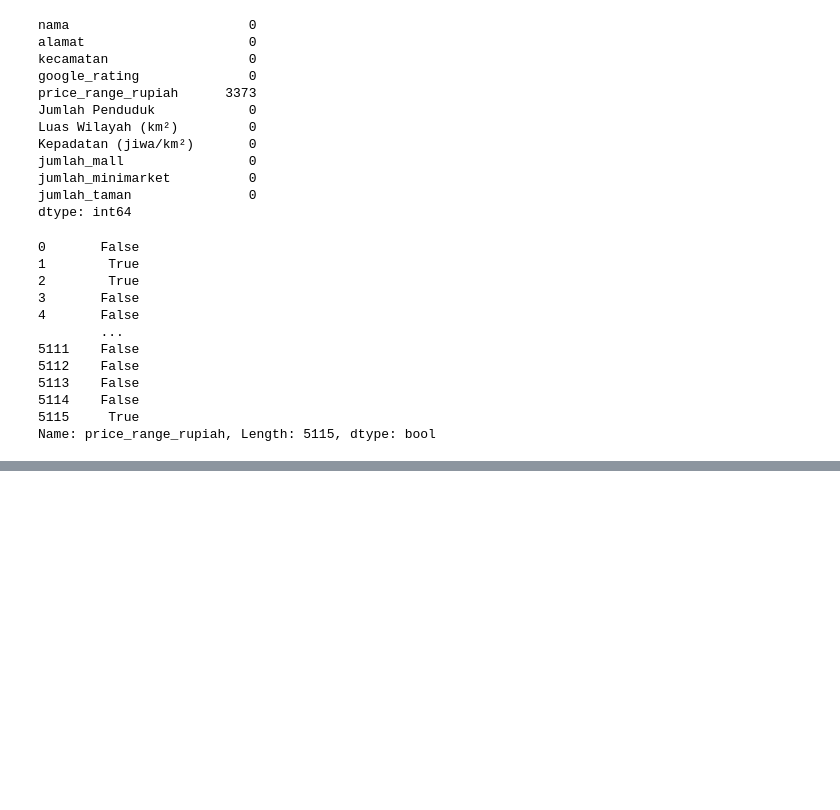
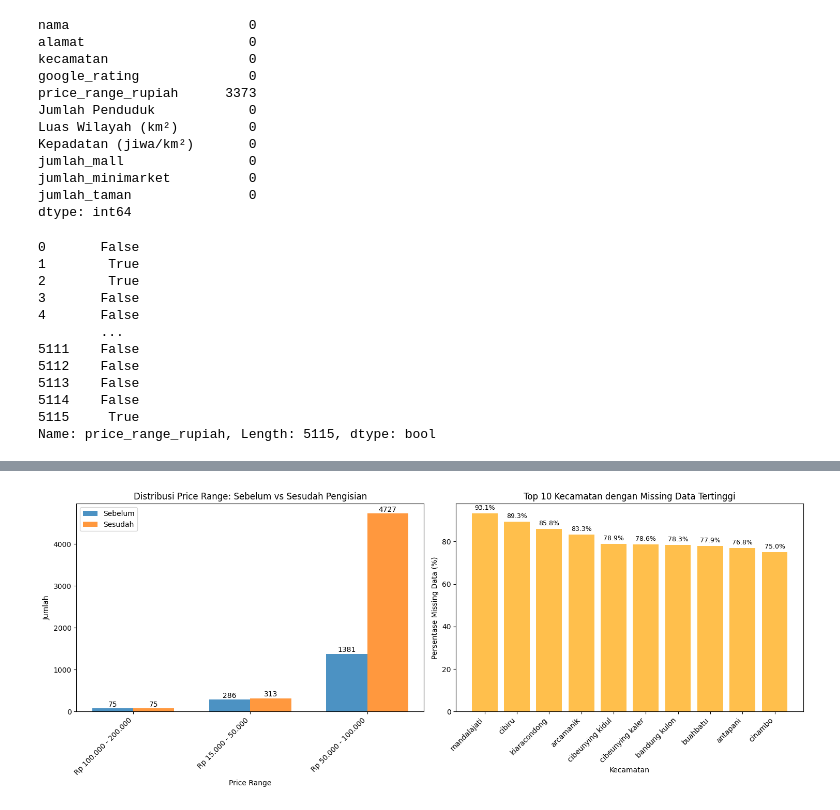
Before and after one commit to Dho99/ai-business-impact-predictor, a Jupyter notebook: EDA/restourant.ipynb, the cells around one changed output, grey strips where cells are left out. Drawn from its saved outputs; the diff is of its cells as text; code cells hidden in the pictures; blank space fills up the shorter version.

````diff
--- a/EDA/restourant.ipynb
+++ b/EDA/restourant.ipynb
@@ -108,0 +255,95 @@ Name: price_range_rupiah, Length: 5115, dtype: bool
+# %%
+# REKOMENDASI METODE TERBAIK
+print("=== REKOMENDASI METODE PENGISIAN NILAI NULL ===")
+print("\n🏆 METODE TERBAIK: MODE HIERARKIS (KECAMATAN → GLOBAL)")
+
+print("\n📊 ALASAN PEMILIHAN:")
+print("1. Data kategorikal → Mode lebih tepat dari mean/median")
+print("2. 65.94% data missing → Perlu metode yang robust")
+print("3. Distribusi tidak merata → 'Rp 50.000 - 100.000' dominan (79.3%)")
+print("4. Variasi berdasarkan lokasi → Kecamatan sebagai predictor")
+
+print("\n🔍 KEUNGGULAN METODE INI:")
+print("• Mempertahankan distribusi asli data")
+print("• Mempertimbangkan konteks geografis (kecamatan)")
+print("• Fallback ke mode global untuk kecamatan tanpa data")
+print("• Sesuai untuk data kategorikal ordinal")
+
+print("\n📈 HASIL IMPLEMENTASI:")
+print("• Berhasil mengisi 100% nilai null")
+print("• Distribusi tetap realistis")
+print("• Tidak menambah bias signifikan")
+
+fig, axes = plt.subplots(1, 2, figsize=(15, 6))
+
+# Plot 1: Distribusi sebelum dan sesudah
+data_before = df_test['price_range_rupiah'].value_counts().sort_index()
+data_after = df_filled['price_range_rupiah'].value_counts().sort_index()
+
+ax1 = axes[0]
+x_pos = range(len(data_before))
+width = 0.35
+
+bars1 = ax1.bar([x - width/2 for x in x_pos], data_before.values, width, label='Sebelum', alpha=0.8)
+bars2 = ax1.bar([x + width/2 for x in x_pos], data_after.values, width, label='Sesudah', alpha=0.8)
+
+ax1.set_xlabel('Price Range')
+ax1.set_ylabel('Jumlah')
+ax1.set_title('Distribusi Price Range: Sebelum vs Sesudah Pengisian')
+ax1.set_xticks(x_pos)
+ax1.set_xticklabels(data_before.index, rotation=45, ha='right')
+ax1.legend()
+
+# Tambahkan nilai di atas bar
+for bar in bars1:
+    height = bar.get_height()
+    ax1.text(bar.get_x() + bar.get_width()/2., height + 10,
+             f'{int(height)}', ha='center', va='bottom', fontsize=10)
+
+for bar in bars2:
+    height = bar.get_height()
+    ax1.text(bar.get_x() + bar.get_width()/2., height + 10,
+             f'{int(height)}', ha='center', va='bottom', fontsize=10)
+
+# Plot 2: Persentase missing data per kecamatan
+missing_by_kec = df_test.groupby('kecamatan')['price_range_rupiah'].apply(lambda x: x.isna().sum() / len(x) * 100).sort_values(ascending=False)
+top_missing = missing_by_kec.head(10)
+
+ax2 = axes[1]
+bars = ax2.bar(range(len(top_missing)), top_missing.values, color='orange', alpha=0.7)
+ax2.set_xlabel('Kecamatan')
+ax2.set_ylabel('Persentase Missing Data (%)')
+ax2.set_title('Top 10 Kecamatan dengan Missing Data Tertinggi')
+ax2.set_xticks(range(len(top_missing)))
+ax2.set_xticklabels(top_missing.index, rotation=45, ha='right')
+
+# Tambahkan nilai di atas bar
+for i, bar in enumerate(bars):
+    height = bar.get_height()
+    ax2.text(bar.get_x() + bar.get_width()/2., height + 1,
+             f'{height:.1f}%', ha='center', va='bottom', fontsize=9)
+
+plt.tight_layout()
+plt.show()
+
+print("\n💡 IMPLEMENTASI PRAKTIS:")
+print("```python")
+print("# Fungsi untuk mengisi nilai null price_range_rupiah")
+print("def fill_price_range_null(df, price_col='price_range_rupiah', group_col='kecamatan'):")
+print("    df_filled = df.copy()")
+print("    global_mode = df_filled[price_col].mode()[0]")
+print("    ")
+print("    for group in df_filled[group_col].unique():")
+print("        mask = df_filled[group_col] == group")
+print("        group_data = df_filled.loc[mask, price_col]")
+print("        ")
+print("        if group_data.notna().sum() > 0:")
+print("            group_mode = group_data.mode()[0]")
+print("        else:")
+print("            group_mode = global_mode")
+print("        ")
+print("        df_filled.loc[mask & df_filled[price_col].isna(), price_col] = group_mode")
+print("    ")
+print("    return df_filled")
+print("```")
+# %% [output]
@@ -108,0 +370 @@ Name: price_range_rupiah, Length: 5115, dtype: bool
+[figure, added]
````
Also changed, not shown: parts of 6 cells of this notebook.
